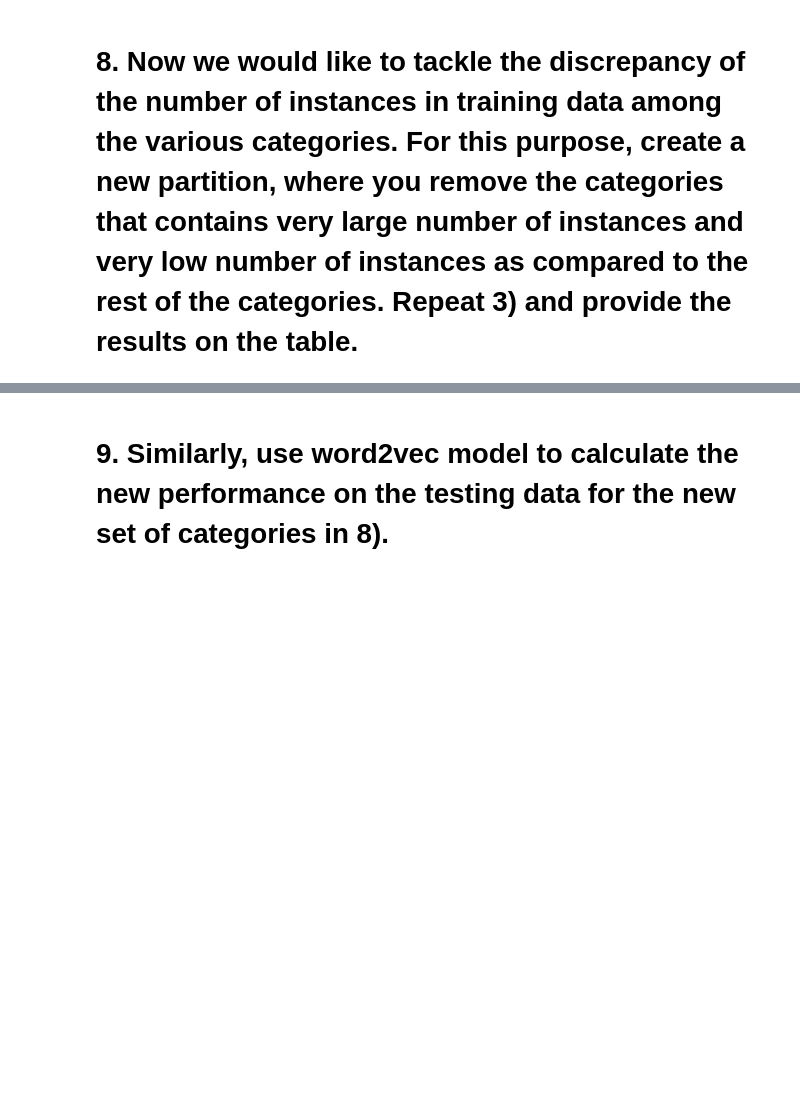
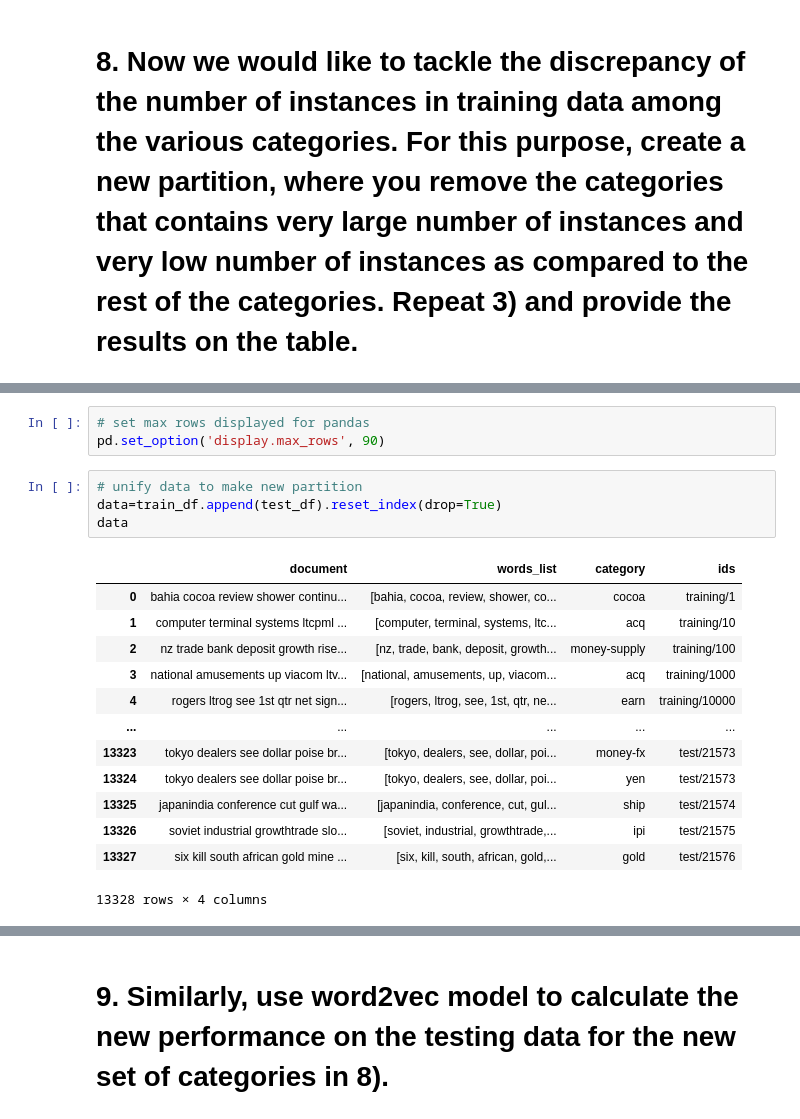
Before and after one commit to JoonasAN/NLP-and-Text-Mining-Project, a Jupyter notebook: project.ipynb, the cells around one changed output, grey strips where cells are left out. Saved outputs shown, nothing was run; the diff lists cells and outputs as text; blank space fills up the shorter version.

```diff
--- a/project.ipynb
+++ b/project.ipynb
@@ -941,0 +959,21 @@ f1 score:  0.29018497209131483
+# %%
+# set max rows displayed for pandas
+pd.set_option('display.max_rows', 90)
+# %%
+# unify data to make new partition
+data=train_df.append(test_df).reset_index(drop=True)
+data
+# %% [output]
+|  | document | words_list | category | ids |
+| 0 | bahia cocoa review shower continu... | [bahia, cocoa, review, shower, co... | cocoa | training/1 |
+| 1 | computer terminal systems ltcpml ... | [computer, terminal, systems, ltc... | acq | training/10 |
+| 2 | nz trade bank deposit growth rise... | [nz, trade, bank, deposit, growth... | money-supply | training/100 |
+| 3 | national amusements up viacom ltv... | [national, amusements, up, viacom... | acq | training/1000 |
+| 4 | rogers ltrog see 1st qtr net sign... | [rogers, ltrog, see, 1st, qtr, ne... | earn | training/10000 |
+| ... | ... | ... | ... | ... |
+| 13323 | tokyo dealers see dollar poise br... | [tokyo, dealers, see, dollar, poi... | money-fx | test/21573 |
+| 13324 | tokyo dealers see dollar poise br... | [tokyo, dealers, see, dollar, poi... | yen | test/21573 |
+| 13325 | japanindia conference cut gulf wa... | [japanindia, conference, cut, gul... | ship | test/21574 |
+| 13326 | soviet industrial growthtrade slo... | [soviet, industrial, growthtrade,... | ipi | test/21575 |
+| 13327 | six kill south african gold mine ... | [six, kill, south, african, gold,... | gold | test/21576 |
+13328 rows × 4 columns
```
Also changed, not shown: parts of 103 cells of this notebook.
